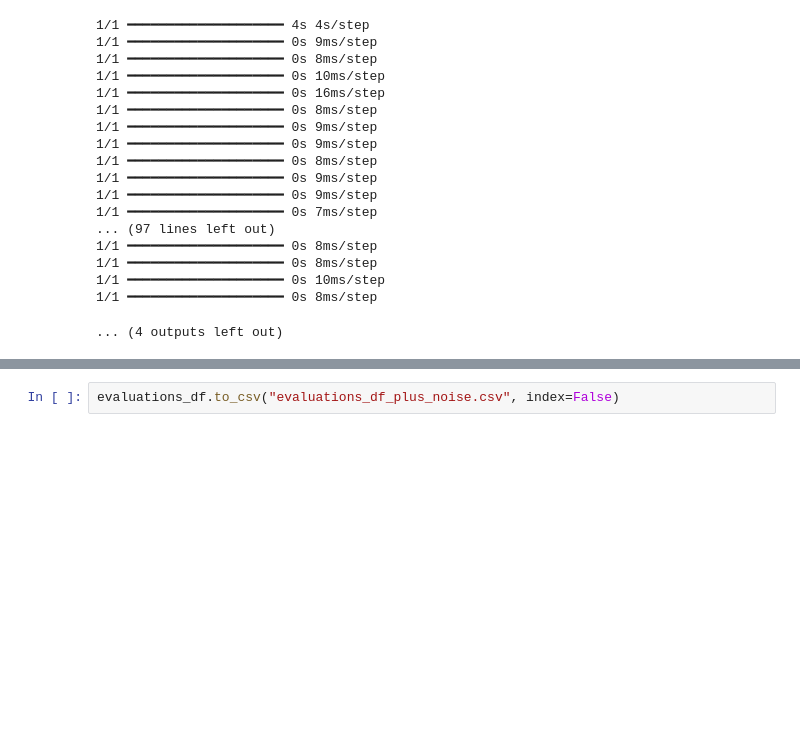
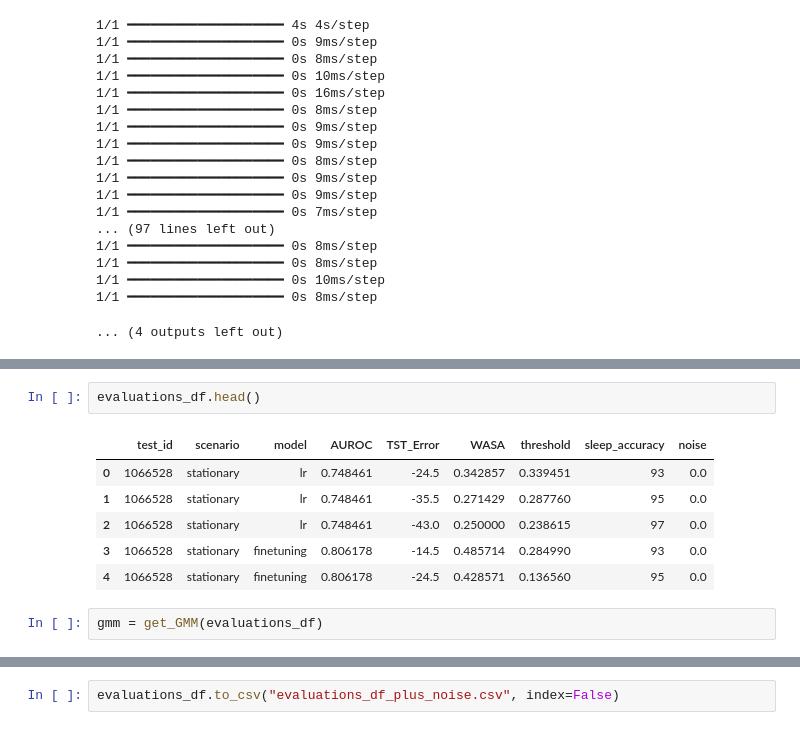
Before and after one commit to Arcascope/pisces, a Jupyter notebook: analyses/NHRC/noise_study.ipynb, the cells around one changed output, grey strips where cells are left out. Drawn from its saved outputs; the diff is of its cells as text; blank space fills up the shorter version.

```diff
--- a/analyses/NHRC/noise_study.ipynb
+++ b/analyses/NHRC/noise_study.ipynb
@@ -567,6 +574,17 @@ def add_GMM(df: pd.DataFrame, ax: plt.Axes):
     # plt.ylabel('Density')
     # plt.legend()
     # plt.show()
+# %%
+evaluations_df.head()
+# %% [output]
+|  | test_id | scenario | model | AUROC | TST_Error | WASA | threshold | sleep_accuracy | noise |
+| 0 | 1066528 | stationary | lr | 0.748461 | -24.5 | 0.342857 | 0.339451 | 93 | 0.0 |
+| 1 | 1066528 | stationary | lr | 0.748461 | -35.5 | 0.271429 | 0.287760 | 95 | 0.0 |
+| 2 | 1066528 | stationary | lr | 0.748461 | -43.0 | 0.250000 | 0.238615 | 97 | 0.0 |
+| 3 | 1066528 | stationary | finetuning | 0.806178 | -14.5 | 0.485714 | 0.284990 | 93 | 0.0 |
+| 4 | 1066528 | stationary | finetuning | 0.806178 | -24.5 | 0.428571 | 0.136560 | 95 | 0.0 |
+# %%
+gmm = get_GMM(evaluations_df)
 # %%
 import pandas as pd
 import matplotlib.pyplot as plt
```
Also changed, not shown: parts of 2 cells of this notebook, 4 other files.
